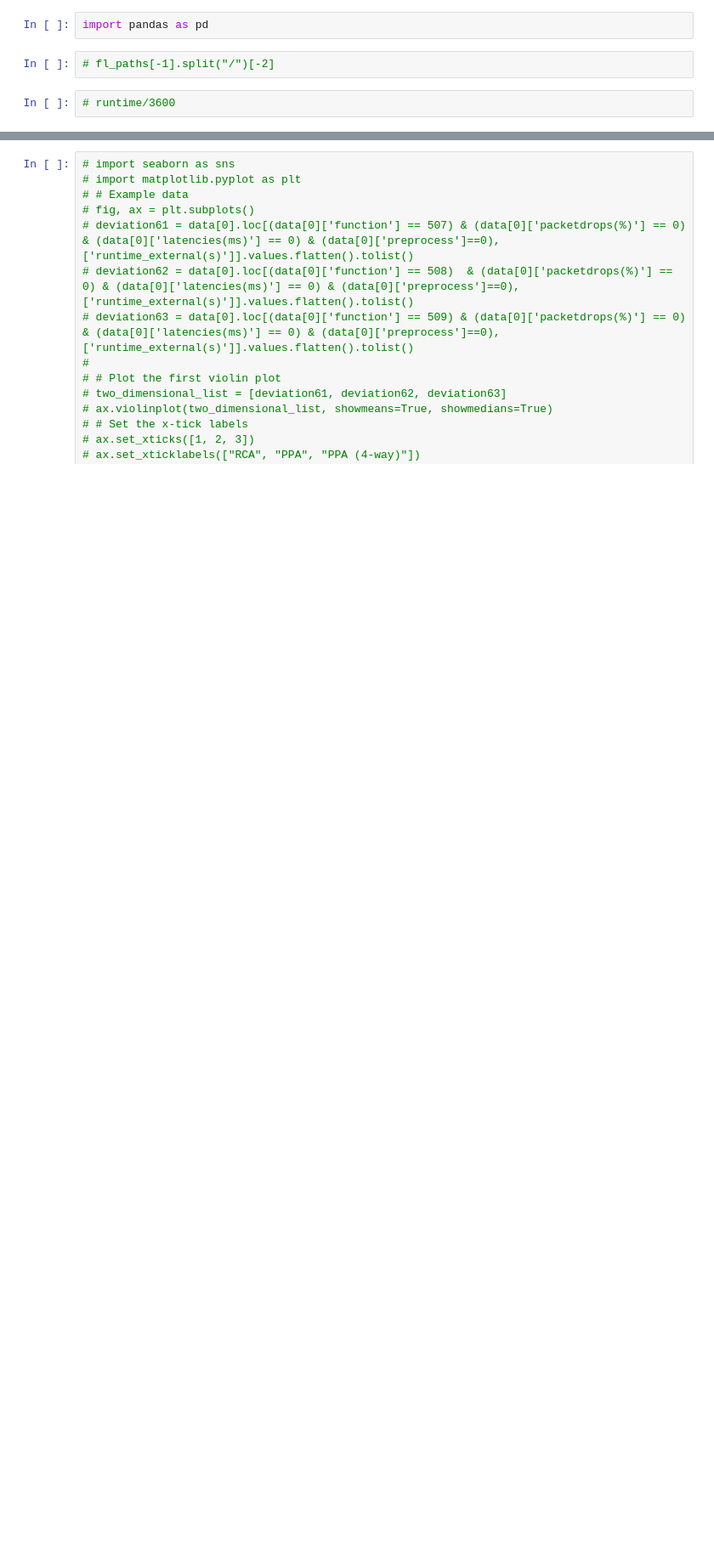
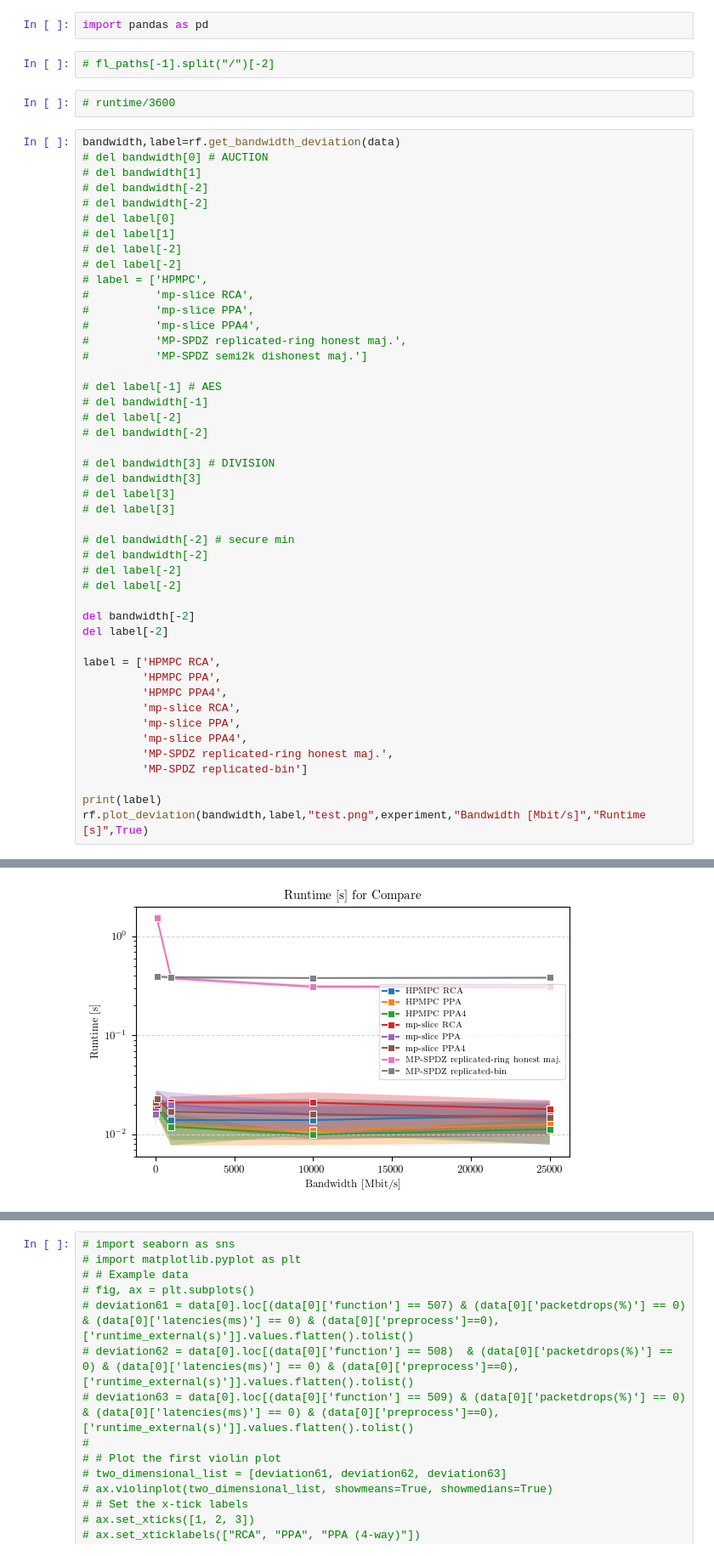
Before and after one commit to aSlunk/results, a Jupyter notebook: mp-slice/02_Compare/Deviation_latency.ipynb, the cells around one changed output, grey strips where cells are left out. Shown at 85% size. Cells and saved outputs as stored; diff of their text form; blank space fills up the shorter version.

```diff
--- a/mp-slice/02_Compare/Deviation_latency.ipynb
+++ b/mp-slice/02_Compare/Deviation_latency.ipynb
@@ -49,3 +53,50 @@ import pandas as pd
 # fl_paths[-1].split("/")[-2]
 # %%
 # runtime/3600
+# %%
+bandwidth,label=rf.get_bandwidth_deviation(data)
+# del bandwidth[0] # AUCTION
+# del bandwidth[1]
+# del bandwidth[-2]
+# del bandwidth[-2]
+# del label[0]
+# del label[1]
+# del label[-2]
+# del label[-2]
+# label = ['HPMPC',
+#          'mp-slice RCA',
+#          'mp-slice PPA',
+#          'mp-slice PPA4',
+#          'MP-SPDZ replicated-ring honest maj.',
+#          'MP-SPDZ semi2k dishonest maj.']
+
+# del label[-1] # AES
+# del bandwidth[-1]
+# del label[-2]
+# del bandwidth[-2]
+
+# del bandwidth[3] # DIVISION
+# del bandwidth[3]
+# del label[3]
+# del label[3]
+
+# del bandwidth[-2] # secure min
+# del bandwidth[-2]
+# del label[-2]
+# del label[-2]
+
+del bandwidth[-2]
+del label[-2]
+
+label = ['HPMPC RCA',
+         'HPMPC PPA',
+         'HPMPC PPA4',
+         'mp-slice RCA',
+         'mp-slice PPA',
+         'mp-slice PPA4',
+         'MP-SPDZ replicated-ring honest maj.',
+         'MP-SPDZ replicated-bin']
+
+print(label)
+rf.plot_deviation(bandwidth,label,"test.png",experiment,"Bandwidth [Mbit/s]","Runtime [s]",True)
+# %% [output]
@@ -51,0 +120 @@ import pandas as pd
+[figure, added]
```
Also changed, not shown: parts of 9 cells of this notebook, 1 other file.
